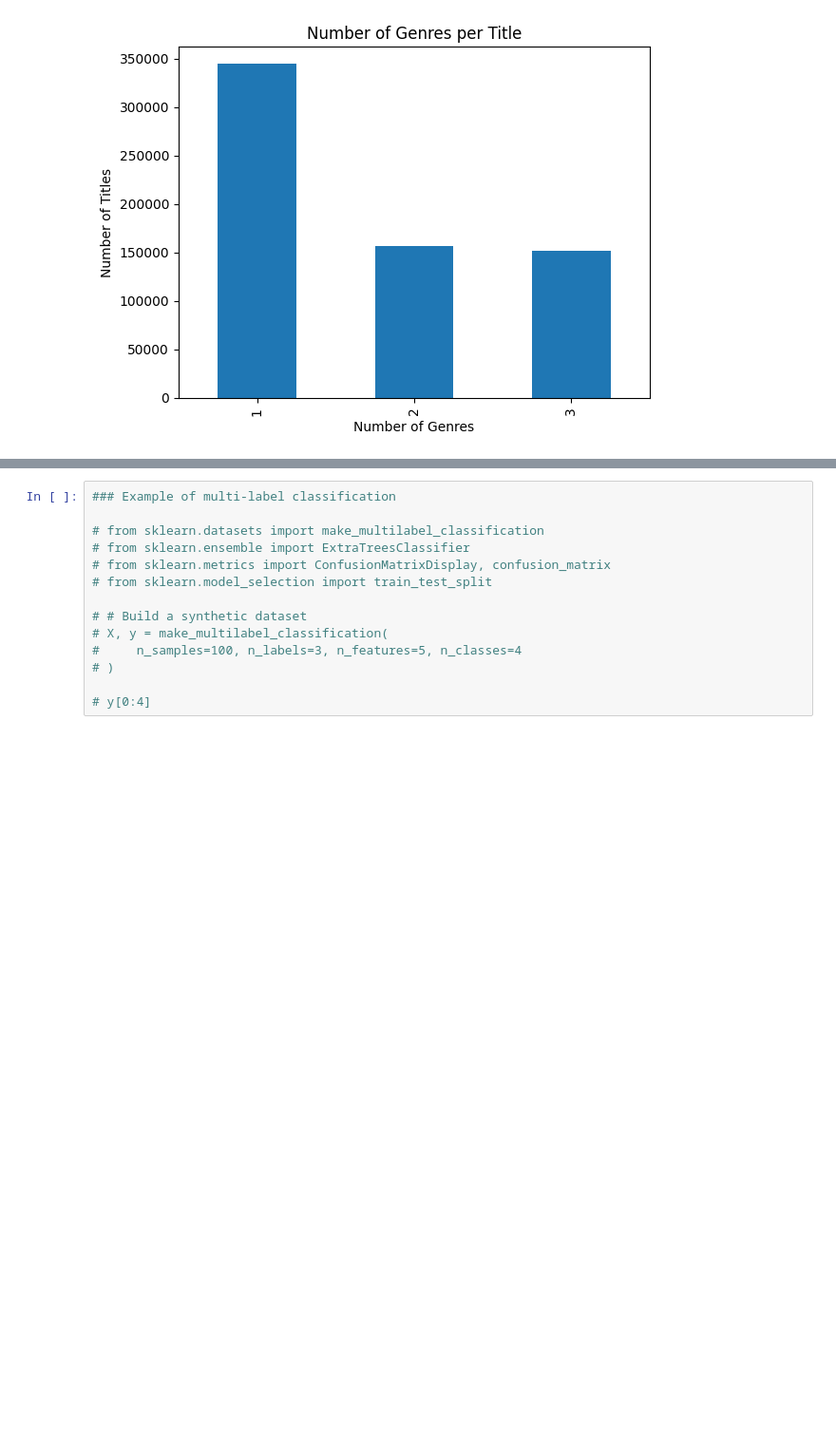
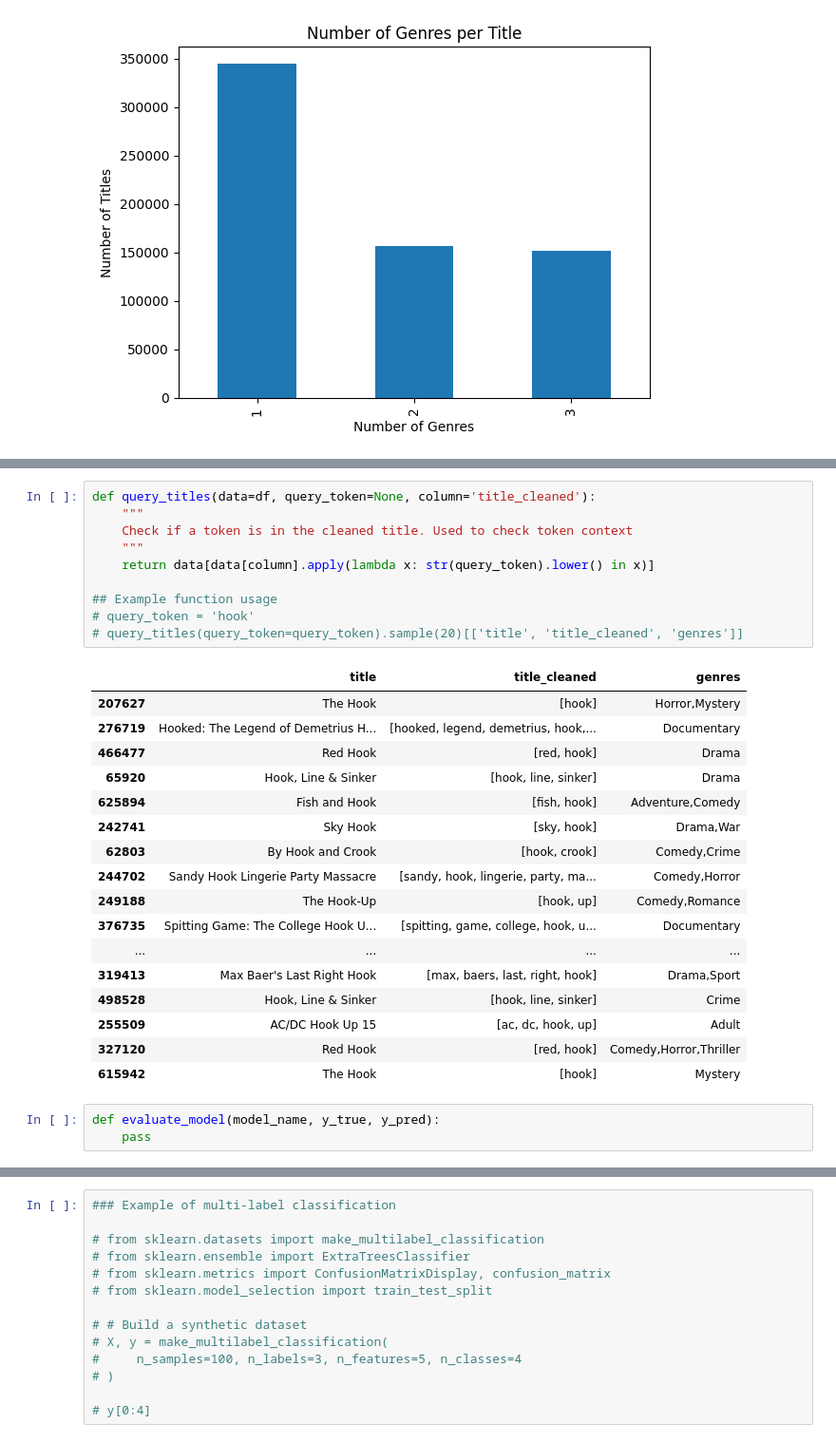
Before and after one commit to edwardpk94/movie_genres, a Jupyter notebook: model/eda.ipynb, the cells around one changed output, grey strips where cells are left out. Shown at 95% size. Drawn from its saved outputs; the diff is of its cells as text; blank space fills up the shorter version.

```diff
--- a/model/eda.ipynb
+++ b/model/eda.ipynb
@@ -326,0 +499,31 @@ df['num_genres'].value_counts().plot(
+# %%
+def query_titles(data=df, query_token=None, column='title_cleaned'):
+    """
+    Check if a token is in the cleaned title. Used to check token context
+    """
+    return data[data[column].apply(lambda x: str(query_token).lower() in x)]
+
+## Example function usage
+# query_token = 'hook'
+# query_titles(query_token=query_token).sample(20)[['title', 'title_cleaned', 'genres']]
+# %% [output]
+|  | title | title_cleaned | genres |
+| 207627 | The Hook | [hook] | Horror,Mystery |
+| 276719 | Hooked: The Legend of Demetrius H... | [hooked, legend, demetrius, hook,... | Documentary |
+| 466477 | Red Hook | [red, hook] | Drama |
+| 65920 | Hook, Line & Sinker | [hook, line, sinker] | Drama |
+| 625894 | Fish and Hook | [fish, hook] | Adventure,Comedy |
+| 242741 | Sky Hook | [sky, hook] | Drama,War |
+| 62803 | By Hook and Crook | [hook, crook] | Comedy,Crime |
+| 244702 | Sandy Hook Lingerie Party Massacre | [sandy, hook, lingerie, party, ma... | Comedy,Horror |
+| 249188 | The Hook-Up | [hook, up] | Comedy,Romance |
+| 376735 | Spitting Game: The College Hook U... | [spitting, game, college, hook, u... | Documentary |
+| ... | ... | ... | ... |
+| 319413 | Max Baer's Last Right Hook | [max, baers, last, right, hook] | Drama,Sport |
+| 498528 | Hook, Line & Sinker | [hook, line, sinker] | Crime |
+| 255509 | AC/DC Hook Up 15 | [ac, dc, hook, up] | Adult |
+| 327120 | Red Hook | [red, hook] | Comedy,Horror,Thriller |
+| 615942 | The Hook | [hook] | Mystery |
+# %%
+def evaluate_model(model_name, y_true, y_pred):
+    pass
```
Also changed, not shown: parts of 29 cells of this notebook, 2 other files.
